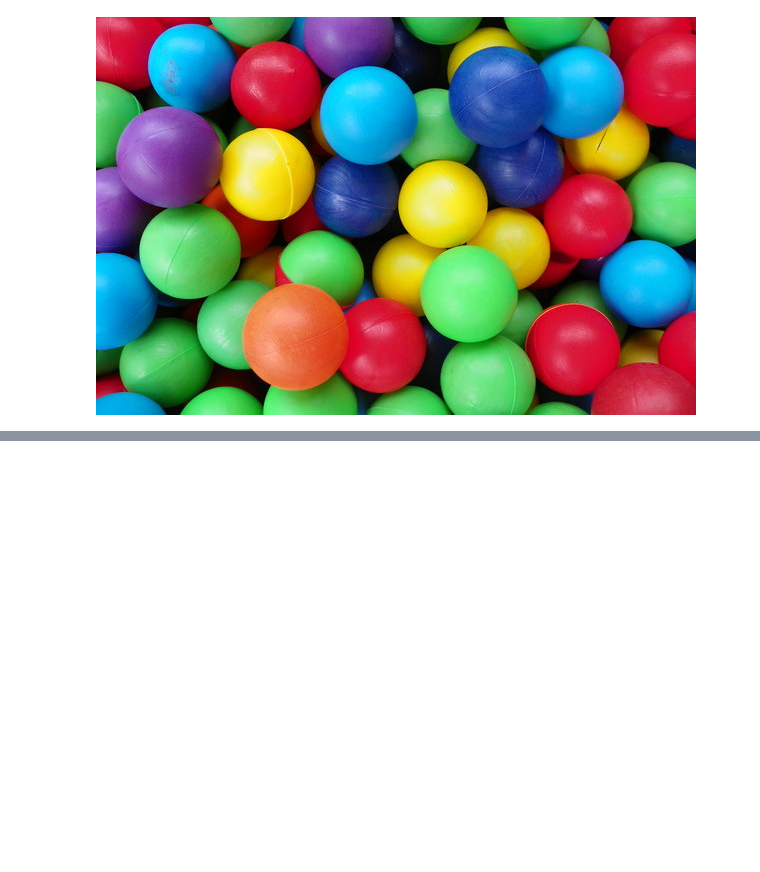
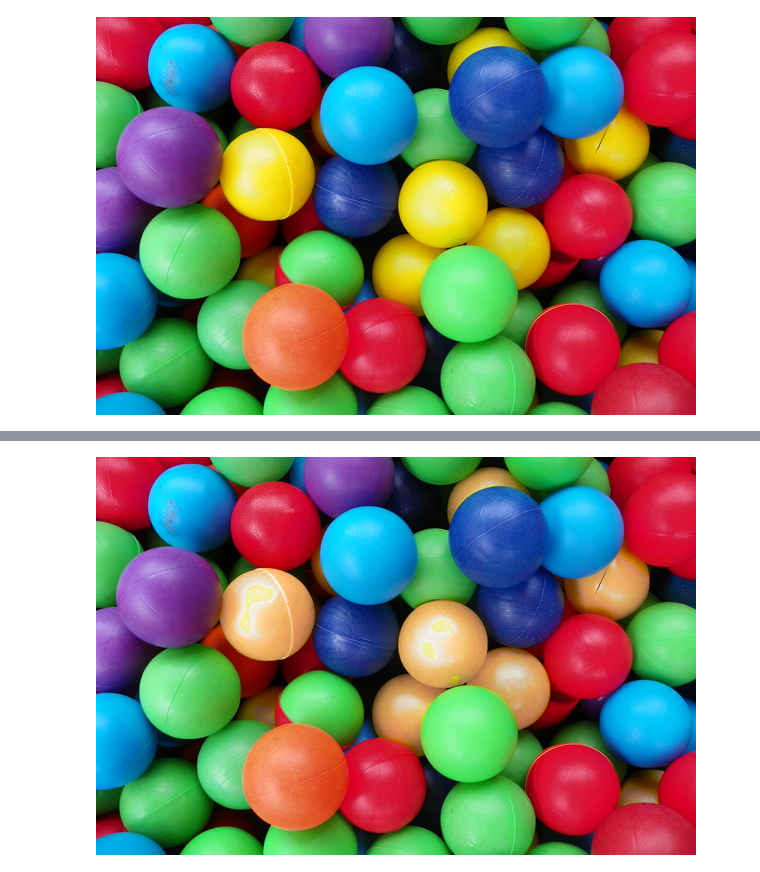
Before and after one commit to hoangb0410/INT3404_1_MIDTERM, a Jupyter notebook: Code/Task 1/level2.ipynb, the cells around one changed output, grey strips where cells are left out. Saved outputs shown, nothing was run; the diff lists cells and outputs as text; code cells hidden in the pictures; blank space fills up the shorter version.

```diff
--- a/Code/Task 1/level2.ipynb
+++ b/Code/Task 1/level2.ipynb
@@ -9,12 +15,3 @@ hsv=cv2.cvtColor(image,cv2.COLOR_BGR2HSV)
 cv2_imshow(image)
 # %% [output]
 [figure]
-# %%
-# xác định phạm vi màu đỏ trong không gian màu HSV
-red_lo=np.array([155,25,0])
-red_hi=np.array([179,255,255])
-mask=cv2.inRange(hsv,red_lo,red_hi)
-# Chuyển sang màu khác
-image[mask>10]=(255, 155, 255)
-cv2.imwrite("result.png",image)
-cv2_imshow(image)
@@ -22,0 +23,20 @@ cv2_imshow(image)
+# %%
+# xác định phạm vi màu đỏ trong không gian màu HSV
+yellow_lo=np.array([20, 100, 100])
+yellow_hi=np.array([30, 255, 255])
+mask=cv2.inRange(hsv,yellow_lo,yellow_hi)
+
+# tính toán chuyển sang màu khác (cam)
+h, s, v = cv2.split(hsv)
+h = np.mod(h + 170, 180)
+s = np.clip(s - 100, 0, 255)
+v = np.clip(v, 0, 255)
+hsv = cv2.merge([h, s, v])
+# convert từ HSV sang BGR
+bgr = cv2.cvtColor(hsv, cv2.COLOR_HSV2BGR)
+# trích xuất các phần cần thiết cho kết quả
+inv_mask = cv2.bitwise_not(mask)
+result = cv2.bitwise_or(cv2.bitwise_and(image, image, mask=inv_mask), cv2.bitwise_and(bgr, bgr, mask=mask))
+cv2_imshow(result)
+# %% [output]
+[figure, added]
```
Also changed, not shown: parts of 5 cells of this notebook, 3 other files.
